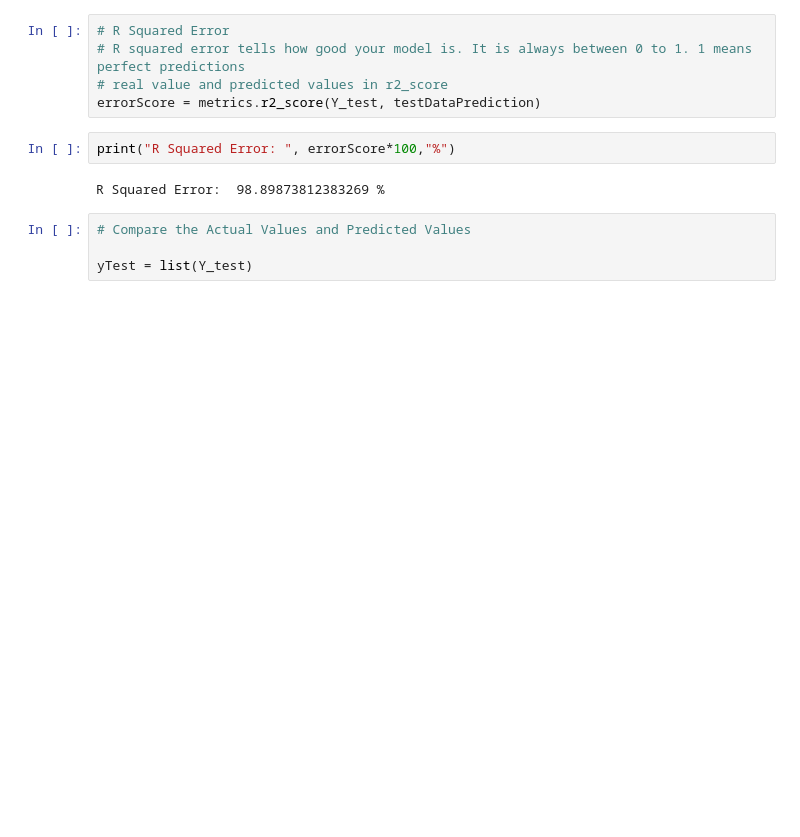
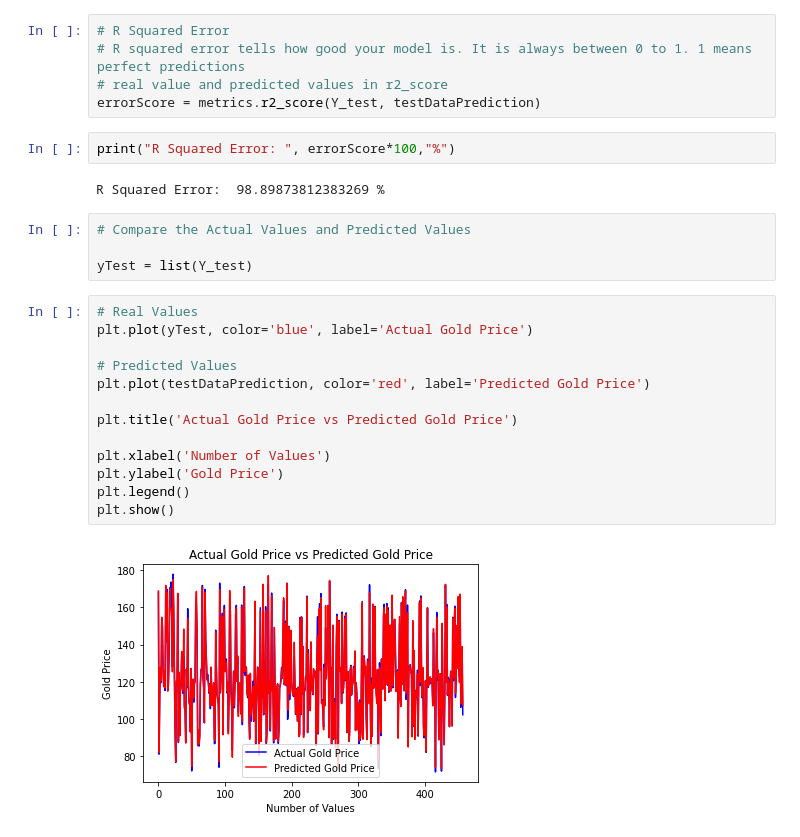
Before and after one commit to Haroon-Zafar/goldPrediction, a Jupyter notebook: goldPrediction.ipynb, the cells around one changed output. Cells and saved outputs as stored; diff of their text form; blank space fills up the shorter version.

Commit message:
Actual Vs Predicted Price

```diff
--- a/goldPrediction.ipynb
+++ b/goldPrediction.ipynb
@@ -229,3 +229,18 @@ R Squared Error:  98.89873812383269 %
 # Compare the Actual Values and Predicted Values
 
 yTest = list(Y_test)
+# %%
+# Real Values
+plt.plot(yTest, color='blue', label='Actual Gold Price')
+
+# Predicted Values
+plt.plot(testDataPrediction, color='red', label='Predicted Gold Price')
+
+plt.title('Actual Gold Price vs Predicted Gold Price')
+
+plt.xlabel('Number of Values')
+plt.ylabel('Gold Price')
+plt.legend()
+plt.show()
+# %% [output]
+[figure, added]
```
